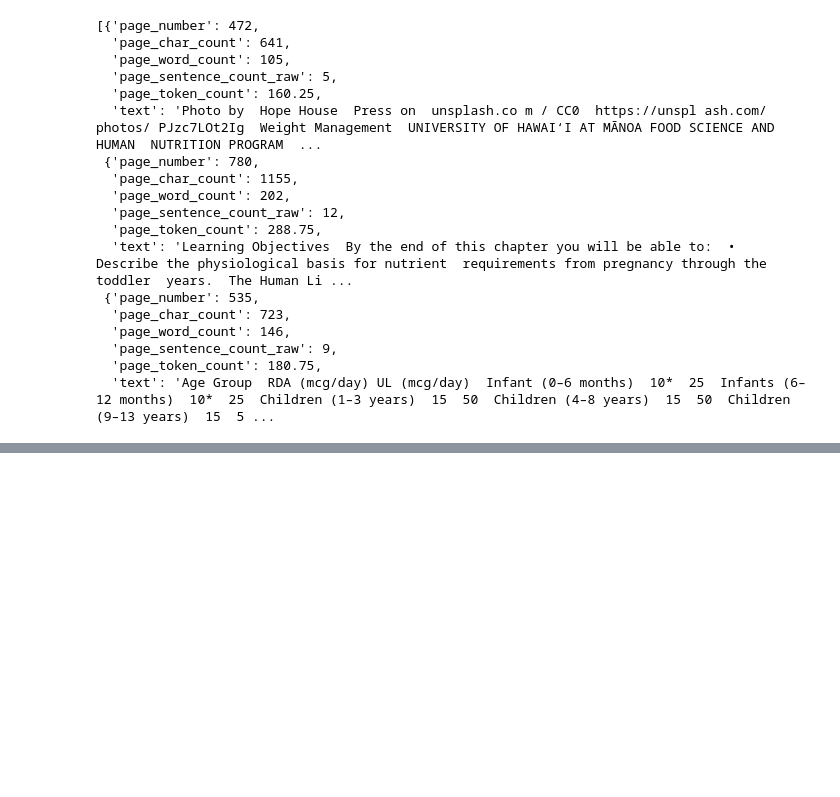
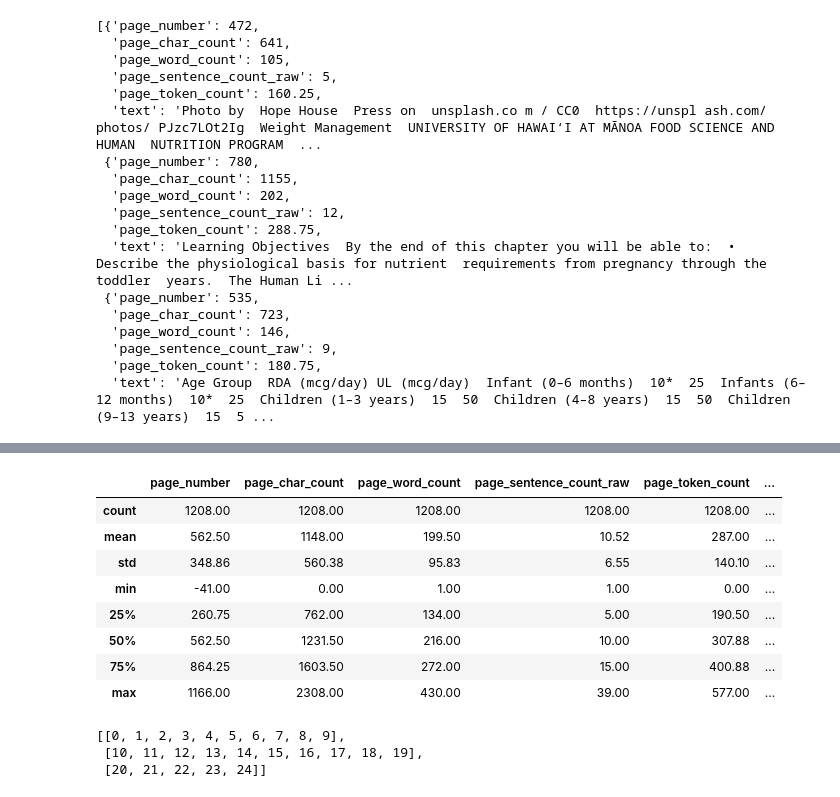
Before and after one commit to dawmro/simple-local-rag, a Jupyter notebook: local-rag.ipynb, the cells around one changed output, grey strips where cells are left out. Cells and saved outputs as stored; diff of their text form; code cells hidden in the pictures; blank space fills up the shorter version.

Commit message:
[ADD] chunk sentences together

```diff
--- a/local-rag.ipynb
+++ b/local-rag.ipynb
@@ -105,0 +173,27 @@ random.sample(pages_and_texts, k=3)
+# %%
+df = pd.DataFrame(pages_and_texts)
+df.describe().round(2)
+# %% [output]
+|  | page_number | page_char_count | page_word_count | page_sentence_count_raw | page_token_count | ... |
+| count | 1208.00 | 1208.00 | 1208.00 | 1208.00 | 1208.00 | ... |
+| mean | 562.50 | 1148.00 | 199.50 | 10.52 | 287.00 | ... |
+| std | 348.86 | 560.38 | 95.83 | 6.55 | 140.10 | ... |
+| min | -41.00 | 0.00 | 1.00 | 1.00 | 0.00 | ... |
+| 25% | 260.75 | 762.00 | 134.00 | 5.00 | 190.50 | ... |
+| 50% | 562.50 | 1231.50 | 216.00 | 10.00 | 307.88 | ... |
+| 75% | 864.25 | 1603.50 | 272.00 | 15.00 | 400.88 | ... |
+| max | 1166.00 | 2308.00 | 430.00 | 39.00 | 577.00 | ... |
+# %%
+# chunk sentences together
+
+num_sentence_chunk_size = 10
+
+def split_list(input_list: list[str], slice_size: int=num_sentence_chunk_size) -> list[list[str]]:
+    return [input_list[i:i+slice_size] for i in range(0, len(input_list), slice_size)]
+
+test_list = list(range(25))
+split_list(test_list)
+# %% [output]
+[[0, 1, 2, 3, 4, 5, 6, 7, 8, 9],
+ [10, 11, 12, 13, 14, 15, 16, 17, 18, 19],
+ [20, 21, 22, 23, 24]]
```
Also changed, not shown: parts of 14 cells of this notebook.
